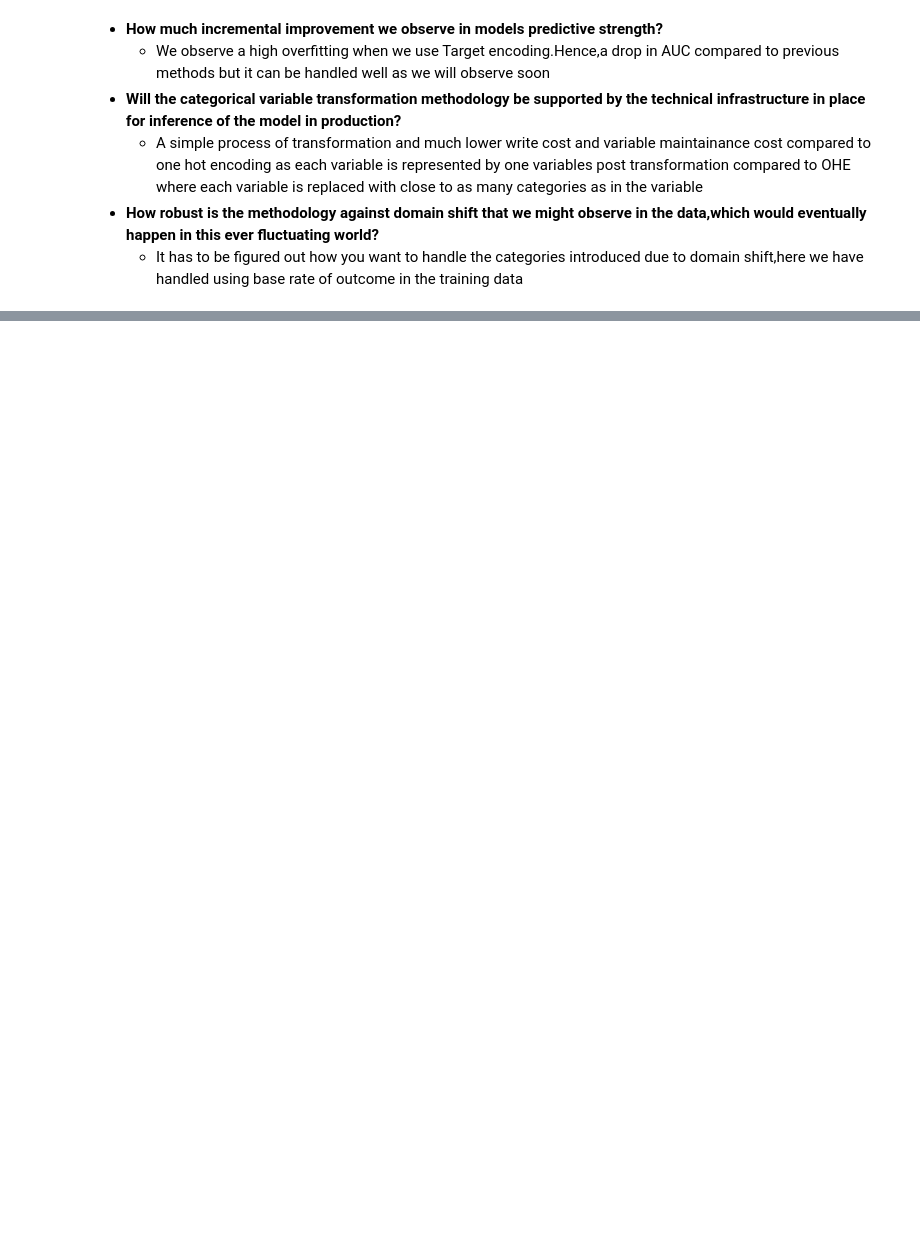
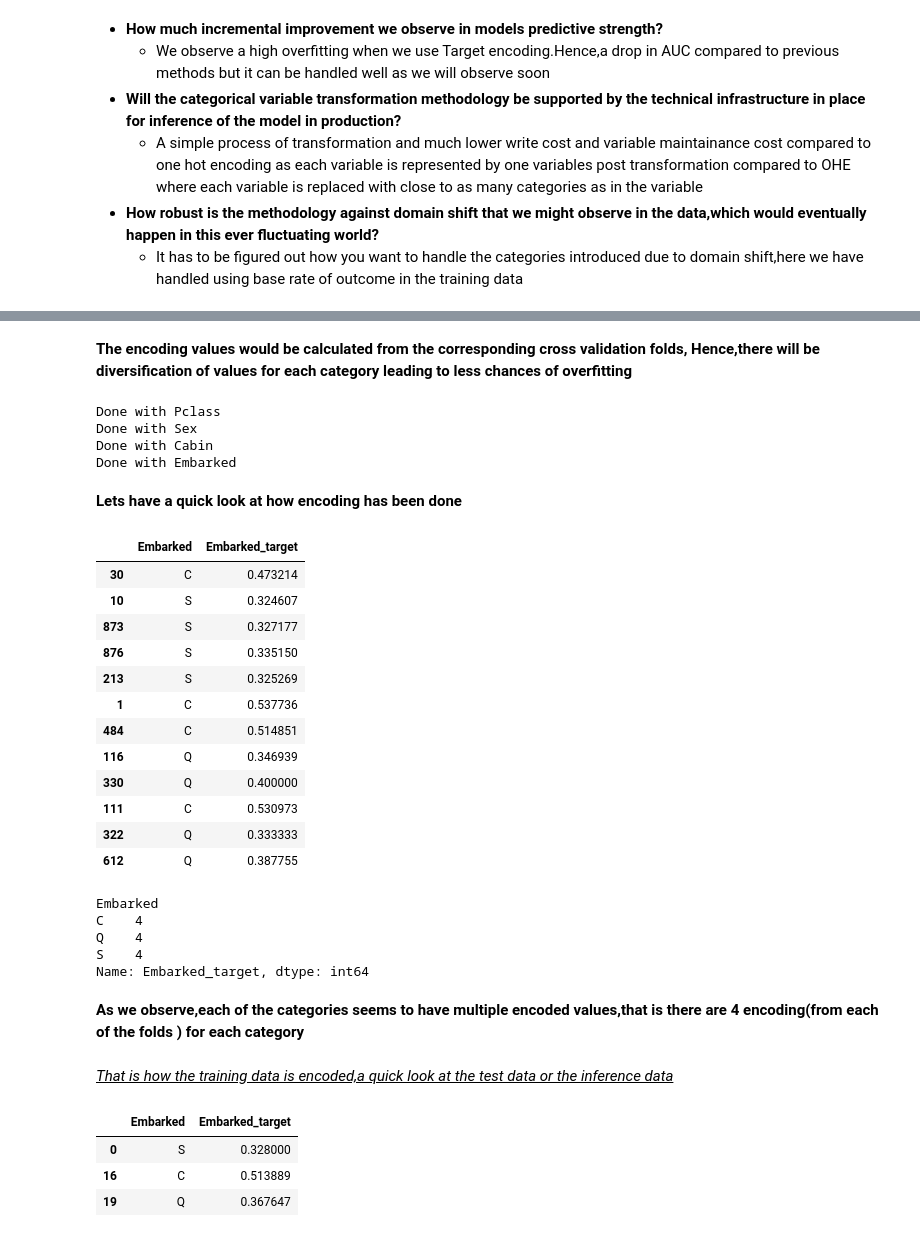
Before and after one commit to shubchat/pyconau_2020_cat_encode, a Jupyter notebook: The_art_of_categorical_encoding.ipynb, the cells around one changed output, grey strips where cells are left out. Drawn from its saved outputs; the diff is of its cells as text; code cells hidden in the pictures; blank space fills up the shorter version.

Commit message:
done with all

```diff
--- a/The_art_of_categorical_encoding.ipynb
+++ b/The_art_of_categorical_encoding.ipynb
@@ -306,7 +247,0 @@ roc_auc_score(df_test_OHE['Survived'],np.random.random((df_test_OHE.shape[0])))
-# %%
-from sklearn.linear_model import LogisticRegression
-predictors=df_train_OHE.loc[:,df_train_OHE.columns!='Survived'].to_numpy()
-outcome=df_train_OHE['Survived'].to_numpy()
-clf = LogisticRegression(solver='liblinear')
-
-clf.fit(predictors,outcome)
@@ -436,9 +367,2 @@ df_test_vce.drop(Cat_predictors+['Name','Ticket','PassengerId'],axis=1,inplace=T
 # %% [markdown]
 <b> So,we have transformed the train and test into the format we wanted  using count encoding,Lets quickly develop  model so that we can look at the results
-# %%
-from sklearn.linear_model import LogisticRegression
-predictors=df_train_vce.loc[:,df_train_vce.columns!='Survived'].to_numpy()
-outcome=df_train_vce['Survived'].to_numpy()
-clf = LogisticRegression(solver='liblinear')
-
-clf.fit(predictors,outcome)
@@ -528,7 +426,0 @@ df_test_vte.drop(Cat_predictors+['Name','Ticket','PassengerId'],axis=1,inplace=T
-# %%
-from sklearn.linear_model import LogisticRegression
-predictors=df_train_vte.loc[:,df_train_vte.columns!='Survived'].to_numpy()
-outcome=df_train_vte['Survived'].to_numpy()
-clf = LogisticRegression(solver='liblinear')
-
-clf.fit(predictors,outcome)
@@ -559,0 +550,2 @@ roc_auc_score(df_test_vte['Survived'],clf.predict_proba(df_test_vte.loc[:,df_tes
+# %% [markdown]
+<b> The encoding values would be calculated from the corresponding cross validation folds, Hence,there will be diversification of values for each category leading to less chances of overfitting
@@ -559,0 +608,44 @@ roc_auc_score(df_test_vte['Survived'],clf.predict_proba(df_test_vte.loc[:,df_tes
+# %%
+df_train_kfold,df_test_kfold=Target_encoder_kfold(df_train,df_test,Cat_predictors,'Survived',n_folds=4)
+# %% [output]
+Done with Pclass
+Done with Sex
+Done with Cabin
+Done with Embarked
+# %% [markdown]
+<b> Lets have a quick look at how encoding has been done
+# %%
+df_train_kfold[['Embarked','Embarked_target']].drop_duplicates()
+# %% [output]
+|  | Embarked | Embarked_target |
+| 30 | C | 0.473214 |
+| 10 | S | 0.324607 |
+| 873 | S | 0.327177 |
+| 876 | S | 0.335150 |
+| 213 | S | 0.325269 |
+| 1 | C | 0.537736 |
+| 484 | C | 0.514851 |
+| 116 | Q | 0.346939 |
+| 330 | Q | 0.400000 |
+| 111 | C | 0.530973 |
+| 322 | Q | 0.333333 |
+| 612 | Q | 0.387755 |
+# %%
+df_train_kfold.groupby('Embarked')['Embarked_target'].nunique()
+# %% [output]
+Embarked
+C    4
+Q    4
+S    4
+Name: Embarked_target, dtype: int64
+# %% [markdown]
+<b> As we observe,each of the categories seems to have multiple encoded values,that is there are 4 encoding(from each of the folds ) for each category
+# %% [markdown]
+<u><i> That is how the training data is encoded,a quick look at the test data or the inference data
+# %%
+df_test_kfold[['Embarked','Embarked_target']].drop_duplicates()
+# %% [output]
+|  | Embarked | Embarked_target |
+| 0 | S | 0.328000 |
+| 16 | C | 0.513889 |
+| 19 | Q | 0.367647 |
```
Also changed, not shown: parts of 80 cells of this notebook, 5 other files.
